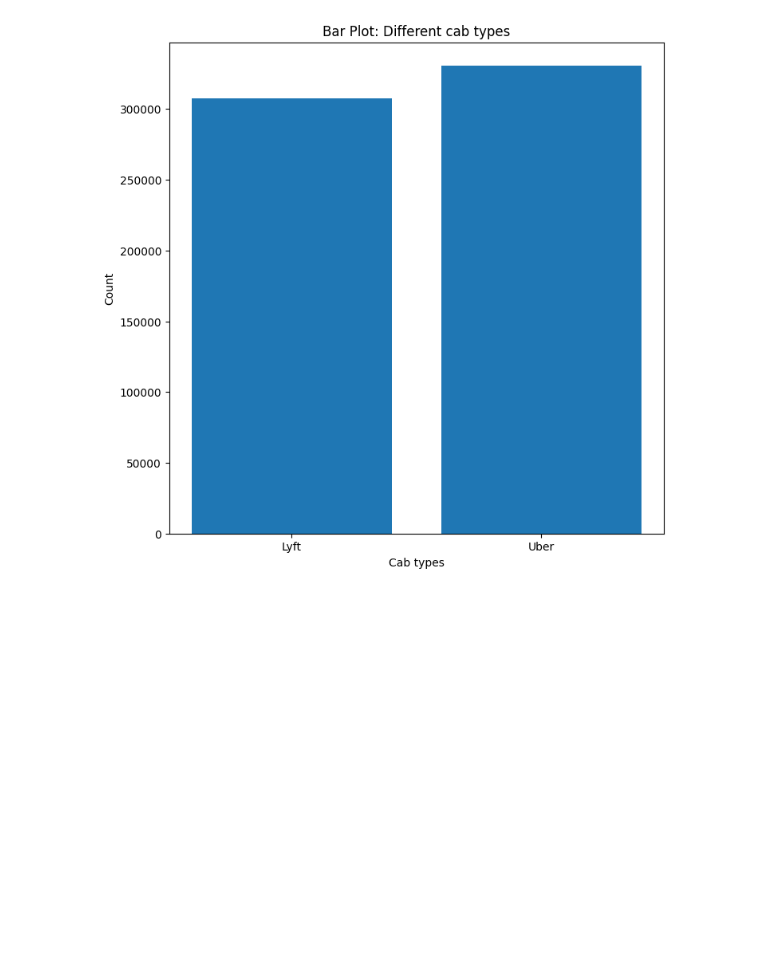
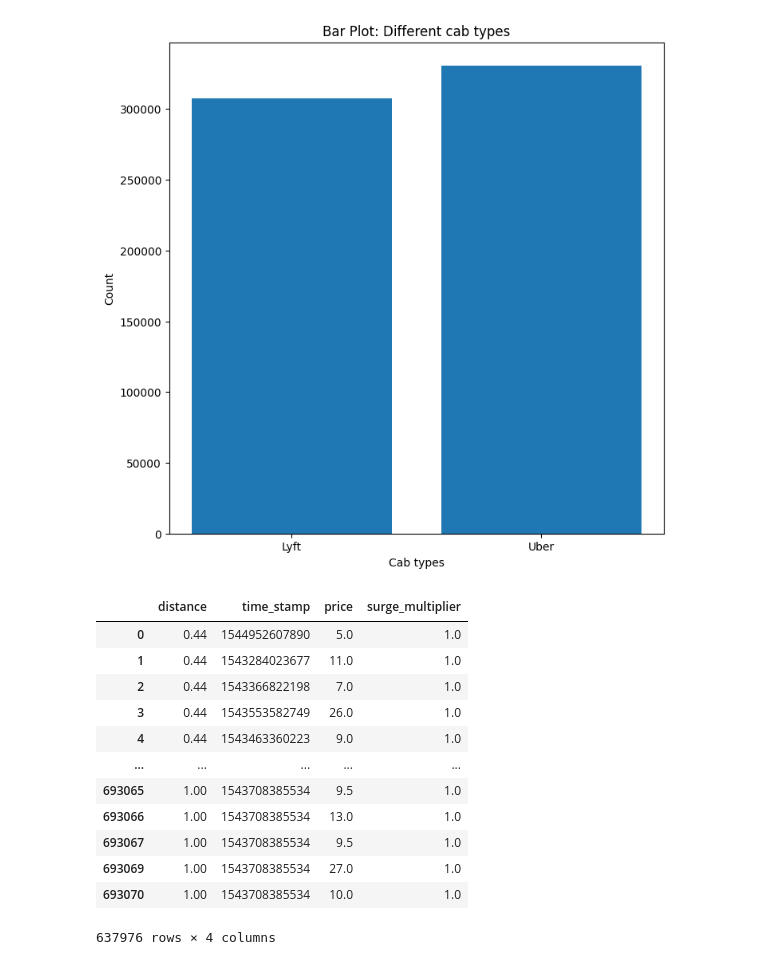
Before and after one commit to Kishan-Kumar-Zalavadia/Machine-Learning_Project, a Jupyter notebook: ML.ipynb, the cells around one changed output. Cells and saved outputs as stored; diff of their text form; code cells hidden in the pictures; blank space fills up the shorter version.

```diff
--- a/ML.ipynb
+++ b/ML.ipynb
@@ -90,3 +90,20 @@ plt.title('Bar Plot: Different cab types')
 # %% [output]
 Text(0.5, 1.0, 'Bar Plot: Different cab types')
 [figure]
+# %%
+features = ride._get_numeric_data()
+features
+# %% [output]
+|  | distance | time_stamp | price | surge_multiplier |
+| 0 | 0.44 | 1544952607890 | 5.0 | 1.0 |
+| 1 | 0.44 | 1543284023677 | 11.0 | 1.0 |
+| 2 | 0.44 | 1543366822198 | 7.0 | 1.0 |
+| 3 | 0.44 | 1543553582749 | 26.0 | 1.0 |
+| 4 | 0.44 | 1543463360223 | 9.0 | 1.0 |
+| ... | ... | ... | ... | ... |
+| 693065 | 1.00 | 1543708385534 | 9.5 | 1.0 |
+| 693066 | 1.00 | 1543708385534 | 13.0 | 1.0 |
+| 693067 | 1.00 | 1543708385534 | 9.5 | 1.0 |
+| 693069 | 1.00 | 1543708385534 | 27.0 | 1.0 |
+| 693070 | 1.00 | 1543708385534 | 10.0 | 1.0 |
+637976 rows × 4 columns
```
Also changed, not shown: parts of 1 cell of this notebook.
